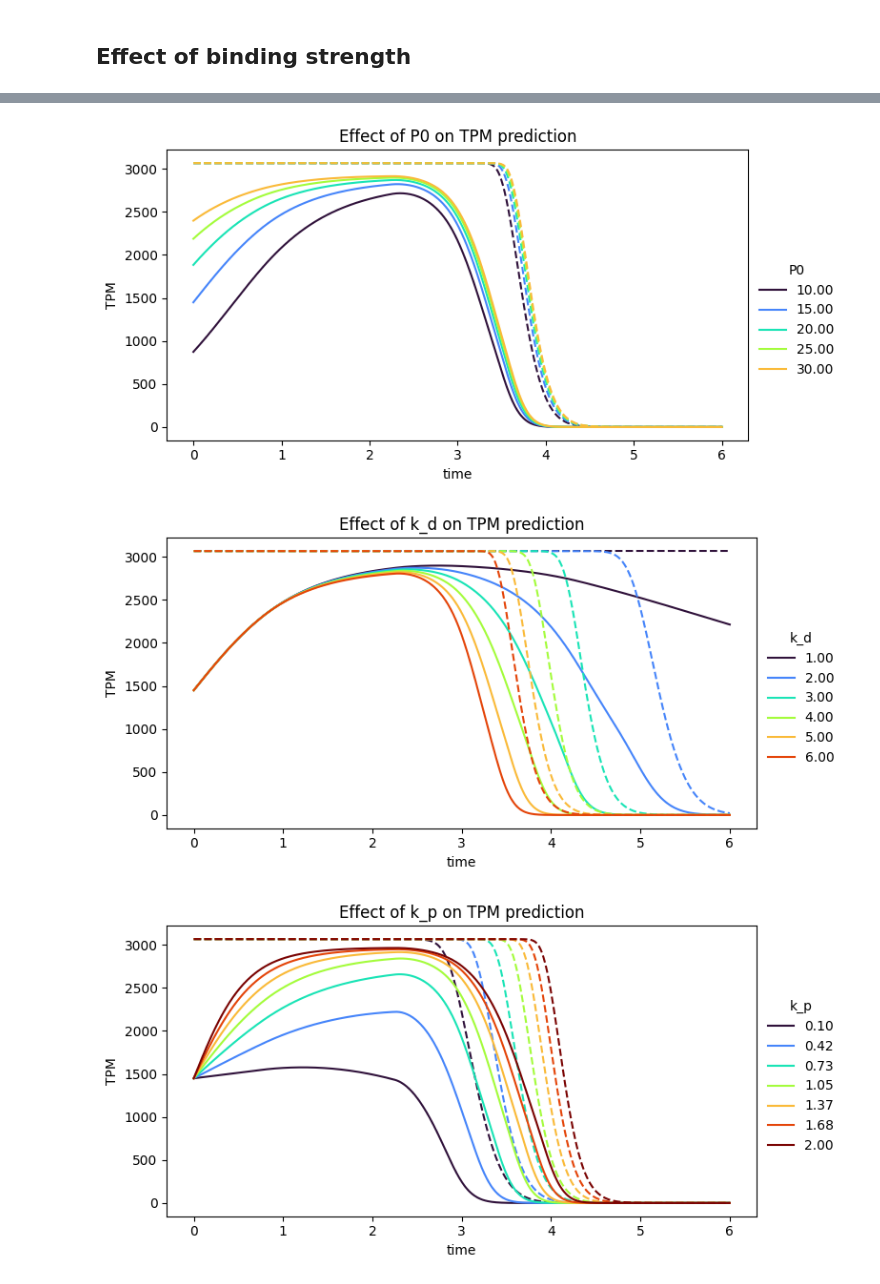
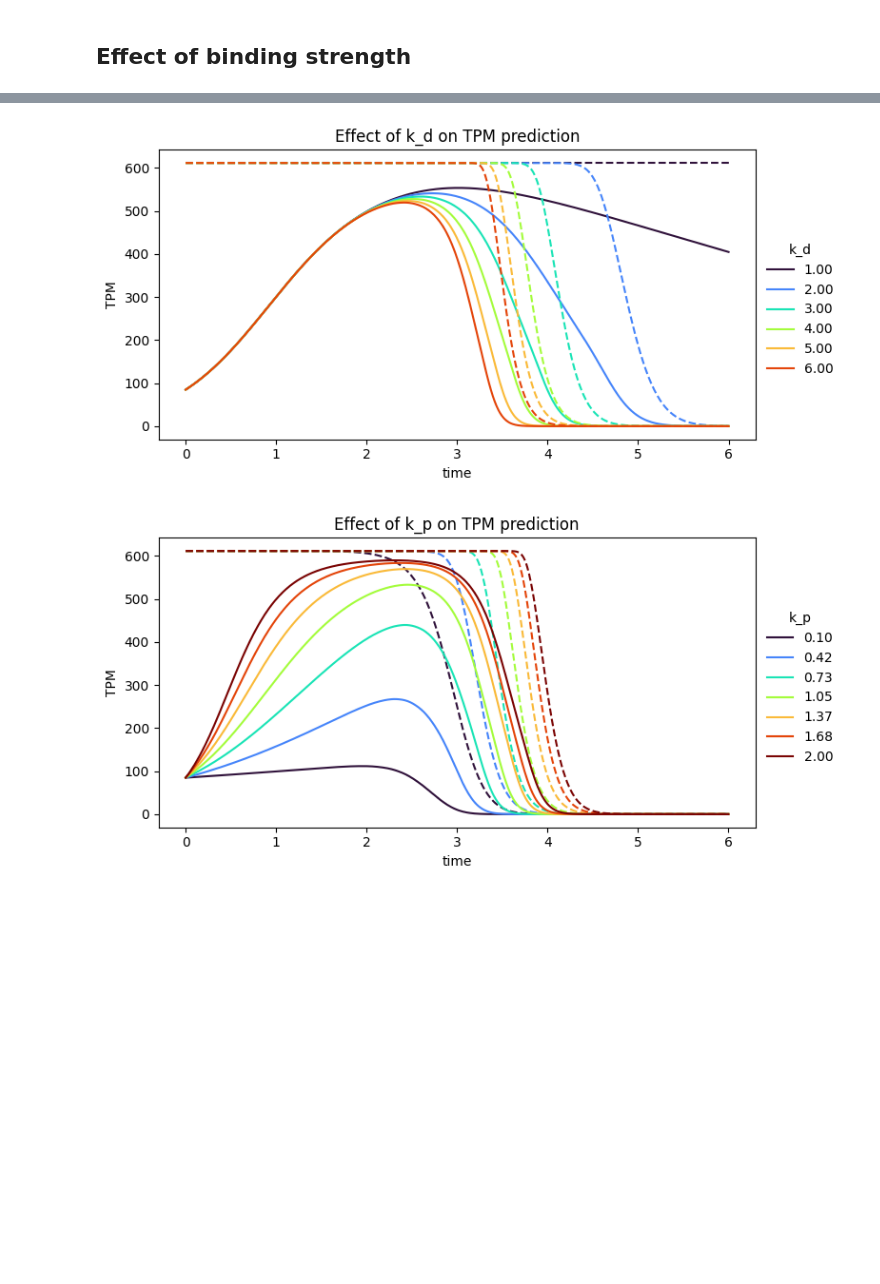
Before and after one commit to mariegrho/polyA_model, a Jupyter notebook: sensitivity.ipynb, the cells around one changed output, grey strips where cells are left out. Saved outputs shown, nothing was run; the diff lists cells and outputs as text; code cells hidden in the pictures; blank space fills up the shorter version.

```diff
--- a/sensitivity.ipynb
+++ b/sensitivity.ipynb
@@ -50,8 +50,7 @@ baseline = []
 gene_id = "ENSDARG00000002912"
 gene_id ="ENSDARG00000040266"
 
-model = PolyAModel_mean(P0 = P00,
-                        L_frag_kb = L_frag_kb,
+model = PolyAModel_mean(L_frag_kb = L_frag_kb,
                         K_b = K_b0,
                         P_min = P_min0,
                         P_max = P_max0,
@@ -60,7 +59,7 @@ model = PolyAModel_mean(P0 = P00,
                         k_d = k_d0,
                         k_p = k_p0)
 
-results, = model.simulate(gene_id, eval=True, plot=False)
+results, = model.simulate(gene_id, seed=1, eval=True, plot=False)
 baseline.append([results.TPM_biased, results.TPM_true, results.P, results.H])
 baseline
 
@@ -110,7 +111,7 @@ def param_variation(results_dict, param,):
 
         gene_id = "ENSDARG00000040266"
 
-        model = PolyAModel_mean(P0 = P0,
+        model = PolyAModel_mean(
                                 L_frag_kb = L_frag_kb,
                                 K_b = K_b,
                                 P_min = P_min,
@@ -121,7 +122,7 @@ def param_variation(results_dict, param,):
                                 k_d = k_d,
                                 k_p = k_p)
 
-        results, = model.simulate(gene_id, eval=True, plot=False)
+        results, = model.simulate(gene_id, seed=1, eval=True, plot=False)
         results_list.append([results.TPM_biased, results.TPM_true, results.P, results.H])
 
     results_dict[param]["results"] = results_list
@@ -264,13 +265,3 @@ def plot_traj_senP(results_dict, param):
     plt.show()
 
     return results_dict
-# %%
-# calculate results
-#results_dict = param_variation(results_dict, "s_deg", )
-results_dict = param_variation(results_dict, "n", )
-results_dict = param_variation(results_dict, "K_b", )
-results_dict = param_variation(results_dict, "P_min", )
-results_dict = param_variation(results_dict, "P_max", )
-results_dict = param_variation(results_dict, "P0", )
-results_dict = param_variation(results_dict, "k_d", )
-results_dict = param_variation(results_dict, "k_p", )
@@ -342,7 +354,7 @@ results_dict = plot_traj_senP(results_dict, "n", )
 results_dict = plot_traj_senP(results_dict, "K_b", )
 results_dict = plot_traj_senP(results_dict, "P_min", )
 results_dict = plot_traj_senP(results_dict, "P_max", )
-results_dict = plot_traj_senP(results_dict, "P0", )
+#results_dict = plot_traj_senP(results_dict, "P0", )
 results_dict = plot_traj_senP(results_dict, "k_d", )
 results_dict = plot_traj_senP(results_dict, "k_p", )
 # %% [output]
@@ -359,7 +370,7 @@ results_dict = plot_traj_sen(results_dict, "n", )
 results_dict = plot_traj_sen(results_dict, "K_b", )
 results_dict = plot_traj_sen(results_dict, "P_min", )
 results_dict = plot_traj_sen(results_dict, "P_max", )
-results_dict = plot_traj_sen(results_dict, "P0", )
+#results_dict = plot_traj_sen(results_dict, "P0", )
 results_dict = plot_traj_sen(results_dict, "k_d", )
 results_dict = plot_traj_sen(results_dict, "k_p", )
 # %% [output]
@@ -370,6 +381,5 @@ results_dict = plot_traj_sen(results_dict, "k_p", )
-[figure, old version]
+[figure, new version]
-[figure, old version]
+[figure, new version]
-[figure, removed]
 # %%
 results_dict = plot_degradation_sen(results_dict, "P_min",  )
 #results_dict = plot_degradation_sen(results_dict, "s_deg", )
```
Also changed, not shown: parts of 8 cells of this notebook, 24 other files.
